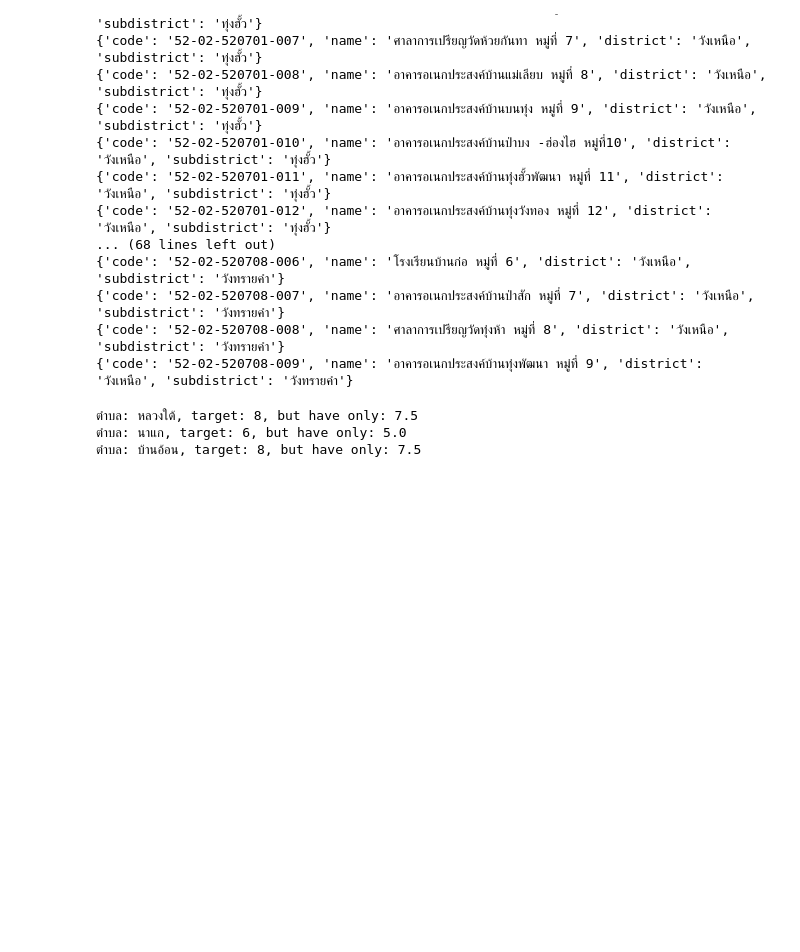
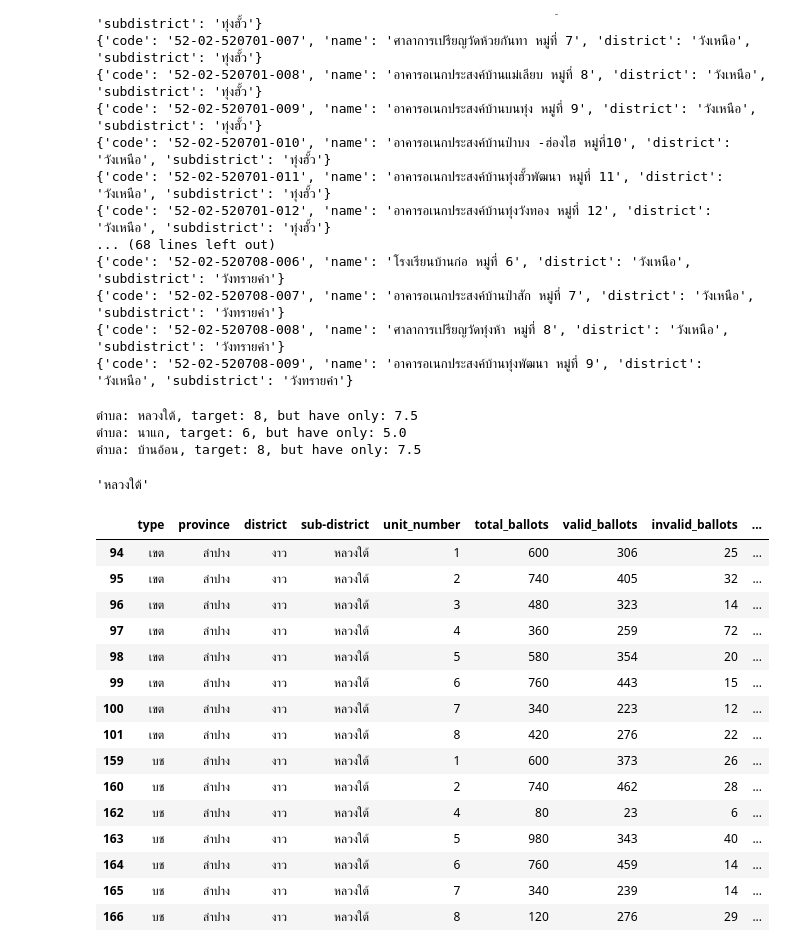
Before and after one commit to PhoengZ/lampang-area2-analyze, a Jupyter notebook: src/Clean_validation.ipynb, the cells around one changed output. Drawn from its saved outputs; the diff is of its cells as text; code cells hidden in the pictures; blank space fills up the shorter version.

```diff
--- a/src/Clean_validation.ipynb
+++ b/src/Clean_validation.ipynb
@@ -282,3 +282,26 @@ for key, val in d['งาว'].items():
 ตำบล: หลวงใต้, target: 8, but have only: 7.5
 ตำบล: นาแก, target: 6, but have only: 5.0
 ตำบล: บ้านอ้อน, target: 8, but have only: 7.5
+# %%
+miss_subdistrict[0]
+# %% [output]
+'หลวงใต้'
+# %%
+summary[(summary['district'] == 'งาว') & (summary['sub-district'] == miss_subdistrict[0])]
+# %% [output]
+|  | type | province | district | sub-district | unit_number | total_ballots | valid_ballots | invalid_ballots | ... |
+| 94 | เขต | ลำปาง | งาว | หลวงใต้ | 1 | 600 | 306 | 25 | ... |
+| 95 | เขต | ลำปาง | งาว | หลวงใต้ | 2 | 740 | 405 | 32 | ... |
+| 96 | เขต | ลำปาง | งาว | หลวงใต้ | 3 | 480 | 323 | 14 | ... |
+| 97 | เขต | ลำปาง | งาว | หลวงใต้ | 4 | 360 | 259 | 72 | ... |
+| 98 | เขต | ลำปาง | งาว | หลวงใต้ | 5 | 580 | 354 | 20 | ... |
+| 99 | เขต | ลำปาง | งาว | หลวงใต้ | 6 | 760 | 443 | 15 | ... |
+| 100 | เขต | ลำปาง | งาว | หลวงใต้ | 7 | 340 | 223 | 12 | ... |
+| 101 | เขต | ลำปาง | งาว | หลวงใต้ | 8 | 420 | 276 | 22 | ... |
+| 159 | บช | ลำปาง | งาว | หลวงใต้ | 1 | 600 | 373 | 26 | ... |
+| 160 | บช | ลำปาง | งาว | หลวงใต้ | 2 | 740 | 462 | 28 | ... |
+| 162 | บช | ลำปาง | งาว | หลวงใต้ | 4 | 80 | 23 | 6 | ... |
+| 163 | บช | ลำปาง | งาว | หลวงใต้ | 5 | 980 | 343 | 40 | ... |
+| 164 | บช | ลำปาง | งาว | หลวงใต้ | 6 | 760 | 459 | 14 | ... |
+| 165 | บช | ลำปาง | งาว | หลวงใต้ | 7 | 340 | 239 | 14 | ... |
+| 166 | บช | ลำปาง | งาว | หลวงใต้ | 8 | 120 | 276 | 29 | ... |
```
Also changed, not shown: parts of 21 cells of this notebook, 2 other files.
